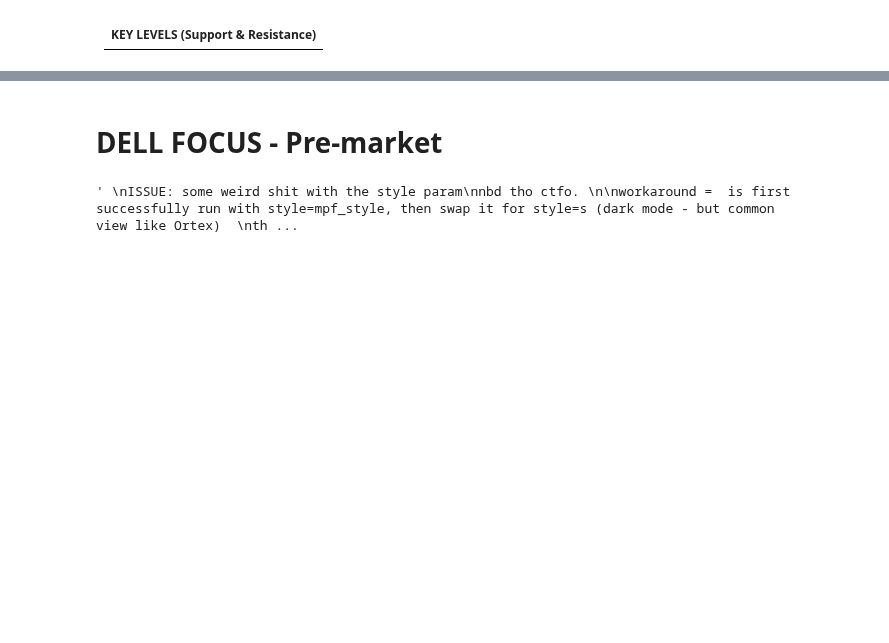
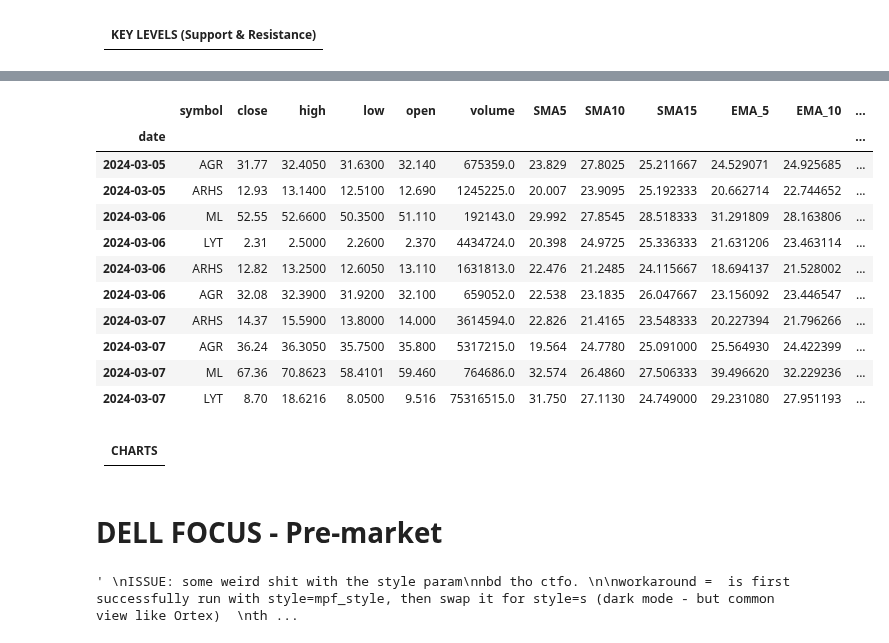
Before and after one commit to sudz4/dark-trader, a Jupyter notebook: gus_DATA.ipynb, the cells around one changed output, grey strips where cells are left out. Drawn from its saved outputs; the diff is of its cells as text; code cells hidden in the pictures; blank space fills up the shorter version.

```diff
--- a/gus_DATA.ipynb
+++ b/gus_DATA.ipynb
@@ -615,0 +610,10 @@ dtype: object
+# %%
+"""SIMPLE MOVING AVERAGES (SMA)"""
+def calculate_sma(dataframe, period):
+    return dataframe['close'].rolling(window=period).mean()
+
+chart_historical_df['SMA5'] = calculate_sma(chart_historical_df, 5)
+chart_historical_df['SMA10'] = calculate_sma(chart_historical_df, 10)
+chart_historical_df['SMA15'] = calculate_sma(chart_historical_df, 15)
+
+chart_historical_df.tail(10)
@@ -615,0 +633,25 @@ dtype: object
+# %%
+"""EXPONENTIAL MOVING AVERAGES (EMA)"""
+def calculate_ema(dataframe, period):
+    return dataframe['close'].ewm(span=period, adjust=False).mean()
+
+# Calculate EMAs for the specified periods
+chart_historical_df['EMA5'] = calculate_ema(chart_historical_df, 5)
+chart_historical_df['EMA10'] = calculate_ema(chart_historical_df, 10)
+chart_historical_df['EMA20'] = calculate_ema(chart_historical_df, 20)
+chart_historical_df['EMA50'] = calculate_ema(chart_historical_df, 50)
+
+chart_historical_df.tail(10)
+# %% [output]
+|  | symbol | close | high | low | open | volume | SMA5 | SMA10 | SMA15 | EMA_5 | EMA_10 | ... |
+| date |  |  |  |  |  |  |  |  |  |  |  | ... |
+| 2024-03-05 | AGR | 31.77 | 32.4050 | 31.6300 | 32.140 | 675359.0 | 23.829 | 27.8025 | 25.211667 | 24.529071 | 24.925685 | ... |
+| 2024-03-05 | ARHS | 12.93 | 13.1400 | 12.5100 | 12.690 | 1245225.0 | 20.007 | 23.9095 | 25.192333 | 20.662714 | 22.744652 | ... |
+| 2024-03-06 | ML | 52.55 | 52.6600 | 50.3500 | 51.110 | 192143.0 | 29.992 | 27.8545 | 28.518333 | 31.291809 | 28.163806 | ... |
+| 2024-03-06 | LYT | 2.31 | 2.5000 | 2.2600 | 2.370 | 4434724.0 | 20.398 | 24.9725 | 25.336333 | 21.631206 | 23.463114 | ... |
+| 2024-03-06 | ARHS | 12.82 | 13.2500 | 12.6050 | 13.110 | 1631813.0 | 22.476 | 21.2485 | 24.115667 | 18.694137 | 21.528002 | ... |
+| 2024-03-06 | AGR | 32.08 | 32.3900 | 31.9200 | 32.100 | 659052.0 | 22.538 | 23.1835 | 26.047667 | 23.156092 | 23.446547 | ... |
+| 2024-03-07 | ARHS | 14.37 | 15.5900 | 13.8000 | 14.000 | 3614594.0 | 22.826 | 21.4165 | 23.548333 | 20.227394 | 21.796266 | ... |
+| 2024-03-07 | AGR | 36.24 | 36.3050 | 35.7500 | 35.800 | 5317215.0 | 19.564 | 24.7780 | 25.091000 | 25.564930 | 24.422399 | ... |
+| 2024-03-07 | ML | 67.36 | 70.8623 | 58.4101 | 59.460 | 764686.0 | 32.574 | 26.4860 | 27.506333 | 39.496620 | 32.229236 | ... |
+| 2024-03-07 | LYT | 8.70 | 18.6216 | 8.0500 | 9.516 | 75316515.0 | 31.750 | 27.1130 | 24.749000 | 29.231080 | 27.951193 | ... |
@@ -616,3 +660,6 @@ dtype: object
+# %% [markdown]
+| CHARTS |
+|-|
 # %% [markdown]
 # DELL FOCUS - Pre-market
 # %%
```
Also changed, not shown: parts of 11 cells of this notebook, 1 other file.
